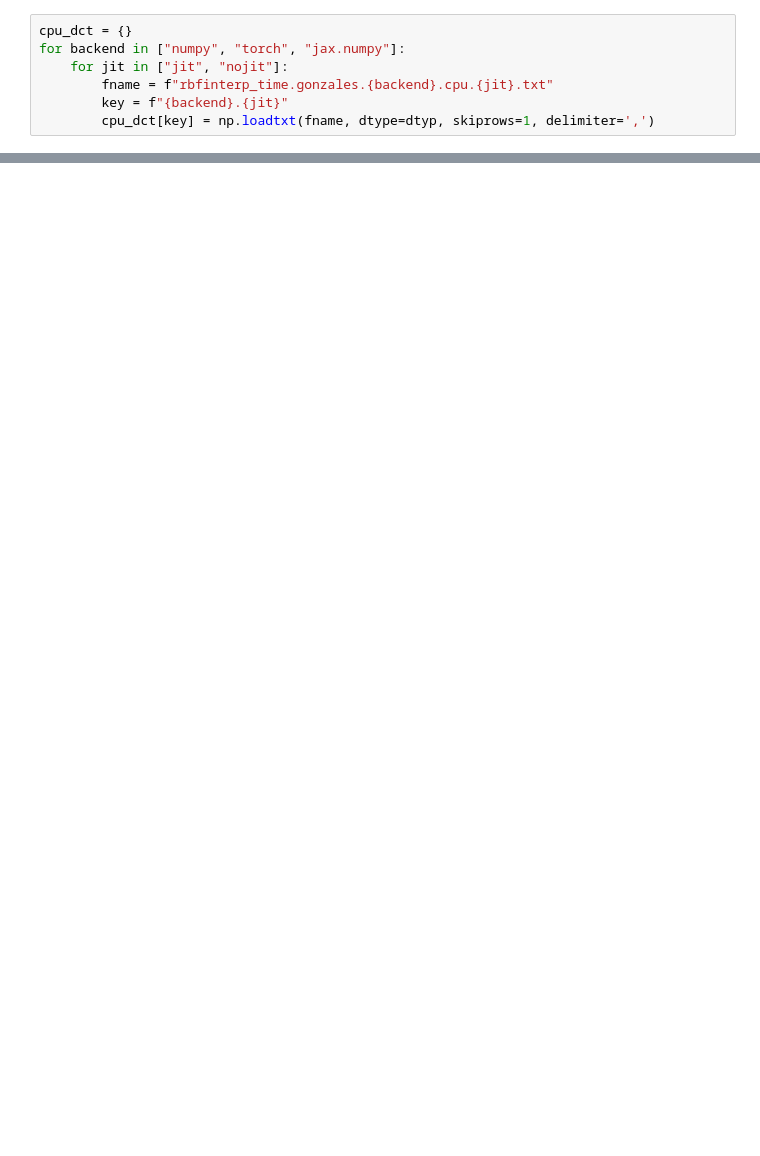
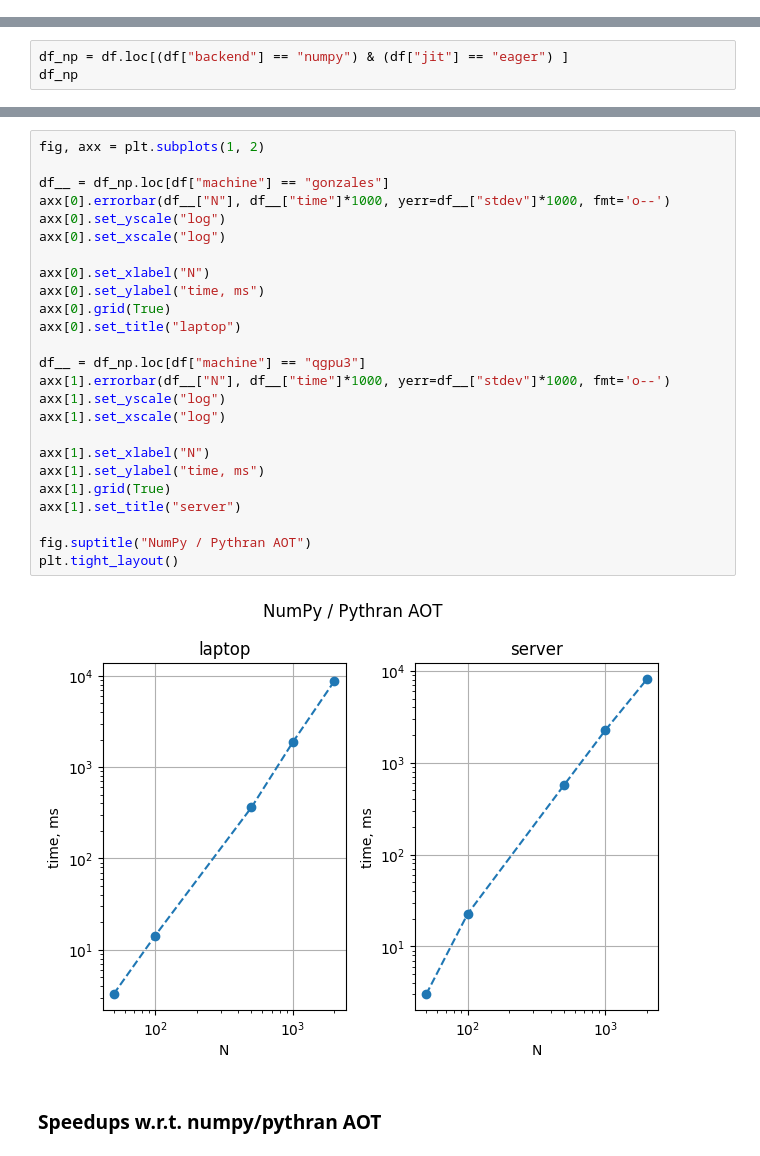
Before and after one commit to ev-br/rbfinterp_xp_timings, a Jupyter notebook: timings_cpu.ipynb, the cells around one changed output, grey strips where cells are left out. Saved outputs shown, nothing was run; the diff lists cells and outputs as text; blank space fills up the shorter version.

```diff
--- a/timings_cpu.ipynb
+++ b/timings_cpu.ipynb
@@ -31,7 +22,0 @@ plt.grid(True)
-# %%
-cpu_dct = {}
-for backend in ["numpy", "torch", "jax.numpy"]:
-    for jit in ["jit", "nojit"]:
-        fname = f"rbfinterp_time.gonzales.{backend}.cpu.{jit}.txt"
-        key = f"{backend}.{jit}"
-        cpu_dct[key] = np.loadtxt(fname, dtype=dtyp, skiprows=1, delimiter=',')
@@ -120,0 +63,3 @@ Text(0.5, 1.0, 'Speedups relative to Pythran AOT (larger is better)')
+# %%
+df_np = df.loc[(df["backend"] == "numpy") & (df["jit"] == "eager") ]
+df_np
@@ -120,0 +78,29 @@ Text(0.5, 1.0, 'Speedups relative to Pythran AOT (larger is better)')
+# %%
+fig, axx = plt.subplots(1, 2)
+
+df__ = df_np.loc[df["machine"] == "gonzales"]
+axx[0].errorbar(df__["N"], df__["time"]*1000, yerr=df__["stdev"]*1000, fmt='o--')
+axx[0].set_yscale("log")
+axx[0].set_xscale("log")
+
+axx[0].set_xlabel("N")
+axx[0].set_ylabel("time, ms")
+axx[0].grid(True)
+axx[0].set_title("laptop")
+
+df__ = df_np.loc[df["machine"] == "qgpu3"]
+axx[1].errorbar(df__["N"], df__["time"]*1000, yerr=df__["stdev"]*1000, fmt='o--')
+axx[1].set_yscale("log")
+axx[1].set_xscale("log")
+
+axx[1].set_xlabel("N")
+axx[1].set_ylabel("time, ms")
+axx[1].grid(True)
+axx[1].set_title("server")
+
+fig.suptitle("NumPy / Pythran AOT")
+plt.tight_layout()
+# %% [output]
+[figure, added]
+# %% [markdown]
+### Speedups w.r.t. numpy/pythran AOT
```
Also changed, not shown: parts of 18 cells of this notebook.
